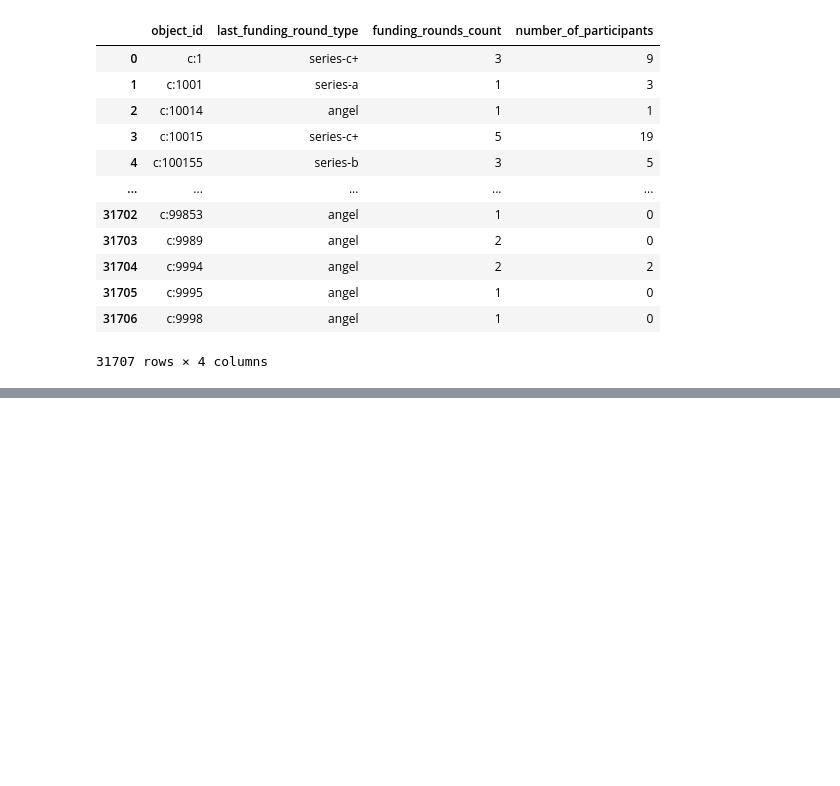
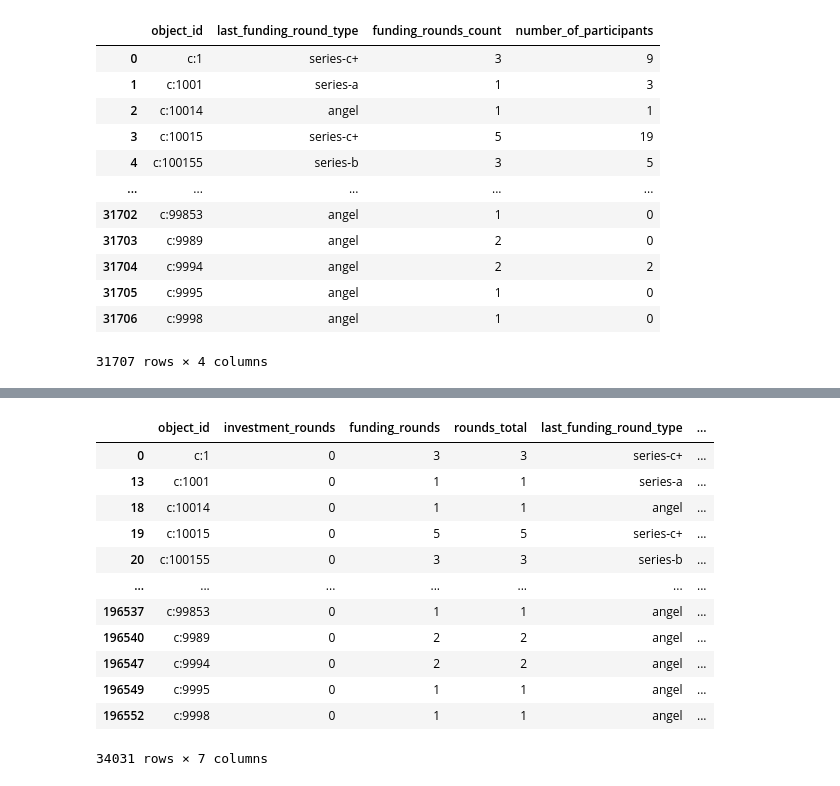
Before and after one commit to PaulIsenberg/FWIP_Venture, a Jupyter notebook: funding_rounds_preprocessing.ipynb, the cells around one changed output, grey strips where cells are left out. Drawn from its saved outputs; the diff is of its cells as text; code cells hidden in the pictures; blank space fills up the shorter version.

```diff
--- a/funding_rounds_preprocessing.ipynb
+++ b/funding_rounds_preprocessing.ipynb
@@ -261,0 +340,16 @@ funding_rounds_final
+# %%
+companies_funding_rounds_df[companies_funding_rounds_df['rounds_total'] != 0]
+# %% [output]
+|  | object_id | investment_rounds | funding_rounds | rounds_total | last_funding_round_type | ... |
+| 0 | c:1 | 0 | 3 | 3 | series-c+ | ... |
+| 13 | c:1001 | 0 | 1 | 1 | series-a | ... |
+| 18 | c:10014 | 0 | 1 | 1 | angel | ... |
+| 19 | c:10015 | 0 | 5 | 5 | series-c+ | ... |
+| 20 | c:100155 | 0 | 3 | 3 | series-b | ... |
+| ... | ... | ... | ... | ... | ... | ... |
+| 196537 | c:99853 | 0 | 1 | 1 | angel | ... |
+| 196540 | c:9989 | 0 | 2 | 2 | angel | ... |
+| 196547 | c:9994 | 0 | 2 | 2 | angel | ... |
+| 196549 | c:9995 | 0 | 1 | 1 | angel | ... |
+| 196552 | c:9998 | 0 | 1 | 1 | angel | ... |
+34031 rows × 7 columns
```
Also changed, not shown: parts of 18 cells of this notebook.
